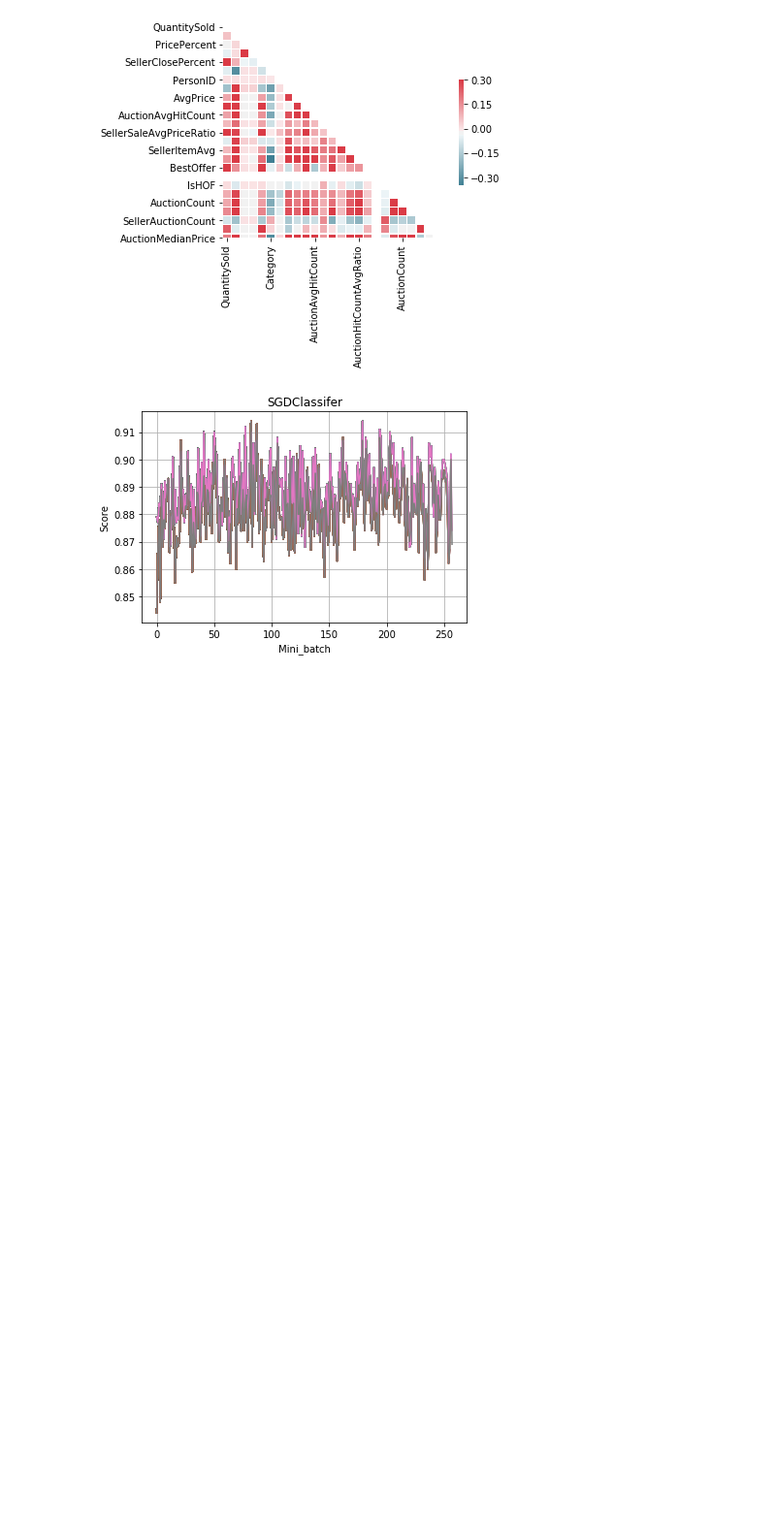
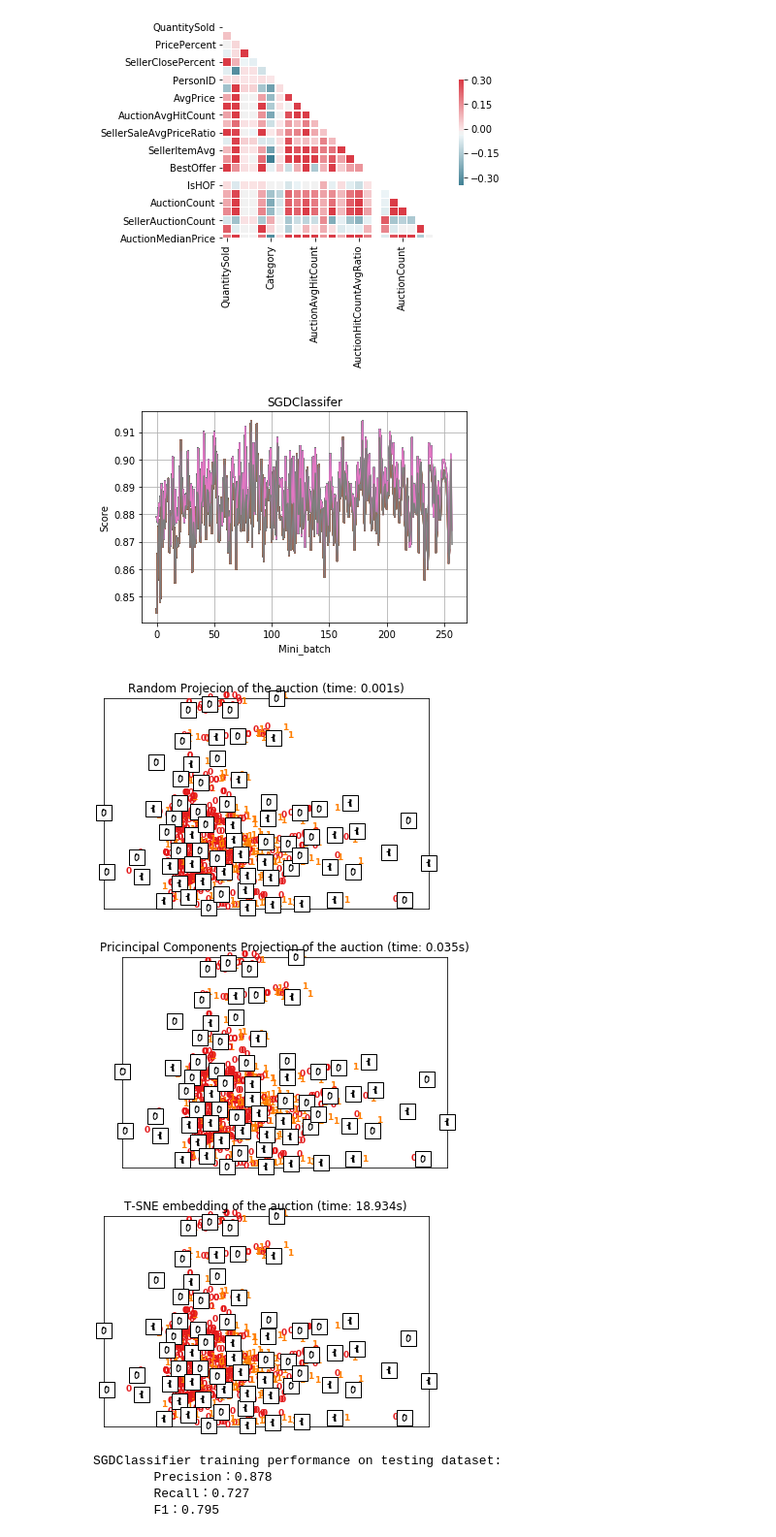
Before and after one commit to jobsjiang/machine-learning, a Jupyter notebook: daily_code/scikit-learn实现ebay数据分析.ipynb, the cells around one changed output. Shown: that part at 97% size. Cells and saved outputs as stored; diff of their text form; code cells hidden in the pictures; blank space fills up the shorter version.

```diff
--- a/daily_code/scikit-learn实现ebay数据分析.ipynb
+++ b/daily_code/scikit-learn实现ebay数据分析.ipynb
@@ -127,12 +127,68 @@ images.append([
 # 1000 pieces of data were selected for visual display
 show_instances = 1000
 # define the drawing function
-def plot_embedding(X,title=None):
+def plot_embedding(X, title = None):
     x_min, x_max = np.min(X, 0), np.max(X, 0)
     X = (X - x_min) / (x_max - x_min)
+
     plt.figure()
     ax = plt.subplot(111)
     for i in range(X.shape[0]):
-        plt.text(X[i,0], X[i,1], str(train_target[i]),color = plt.cm.Set1(train_target[i] / 2.),fontdict = {'weight':'bold','size':9})
-    if hasattr(offsetbox,"AnnotationBox"):
-        show_images = np.array([1.,1.])
+        plt.text(X[i,0], X[i,1], str(train_target[i]),
+                 color = plt.cm.Set1(train_target[i] / 2.),
+                 fontdict = {'weight':'bold','size':9})
+    if hasattr(offsetbox, 'AnnotationBbox'):
+        shown_images = np.array([
+            [1., 1.]
+        ])
+    for i in range(show_instances):
+        dist = np.sum((X[i] - shown_images) ** 2, 1)
+        if np.min(dist) < 4e-3:
+            # don't show points that are too close
+            continue
+        shown_images = np.r_[shown_images, [X[i]]]
+        auctionbox = offsetbox.AnnotationBbox(
+            offsetbox.OffsetImage(images[train_target[i]], cmap = plt.cm.gray_r), X[i]
+        )
+        ax.add_artist(auctionbox)
+    plt.xticks([]), plt.yticks([])
+    if title is not None:
+        plt.title(title)
+# %%
+# Random Projuection
+start_time = time()
+rp = random_projection.SparseRandomProjection(n_components = 2,random_state = 50)
+rp.fit(train_data[:show_instances])
+train_projected = rp.transform(train_data[:show_instances])
+plot_embedding(train_projected, "Random Projecion of the auction (time: %.3fs)" % (time() - start_time))
+# PCA
+start_time = time()
+train_pca = decomposition.TruncatedSVD(n_components = 2).fit_transform(train_data[:show_instances])
+plot_embedding(train_projected, "Pricincipal Components Projection of the auction (time: %.3fs)" % (time() - start_time))
+
+# t-sns
+start_time = time()
+tsne= manifold.TSNE(n_components = 2, init = 'pca', random_state = 0)
+train_tsne = tsne.fit_transform(train_data[:show_instances])
+plot_embedding(train_projected, "T-SNE embedding of the auction (time: %.3fs)" % (time() - start_time))
+# %% [output]
+[figure, added]
+[figure, added]
+[figure, added]
+# %%
+
+from sklearn.metrics import precision_score, recall_score, f1_score
+
+train_data = scaler.fit_transform(train_data)
+
+train_pred = clf.predict(train_data)
+
+print("SGDClassifier training performance on testing dataset:")
+print("\tPrecision：%1.3f" % precision_score(train_target, train_pred))
+print("\tRecall：%1.3f" % recall_score(train_target, train_pred))
+print("\tF1：%1.3f \n" % f1_score(train_target, train_pred))
+# %% [output]
+SGDClassifier training performance on testing dataset:
+        Precision：0.878
+        Recall：0.727
+        F1：0.795
```
Also changed, not shown: parts of 1 cell of this notebook.
